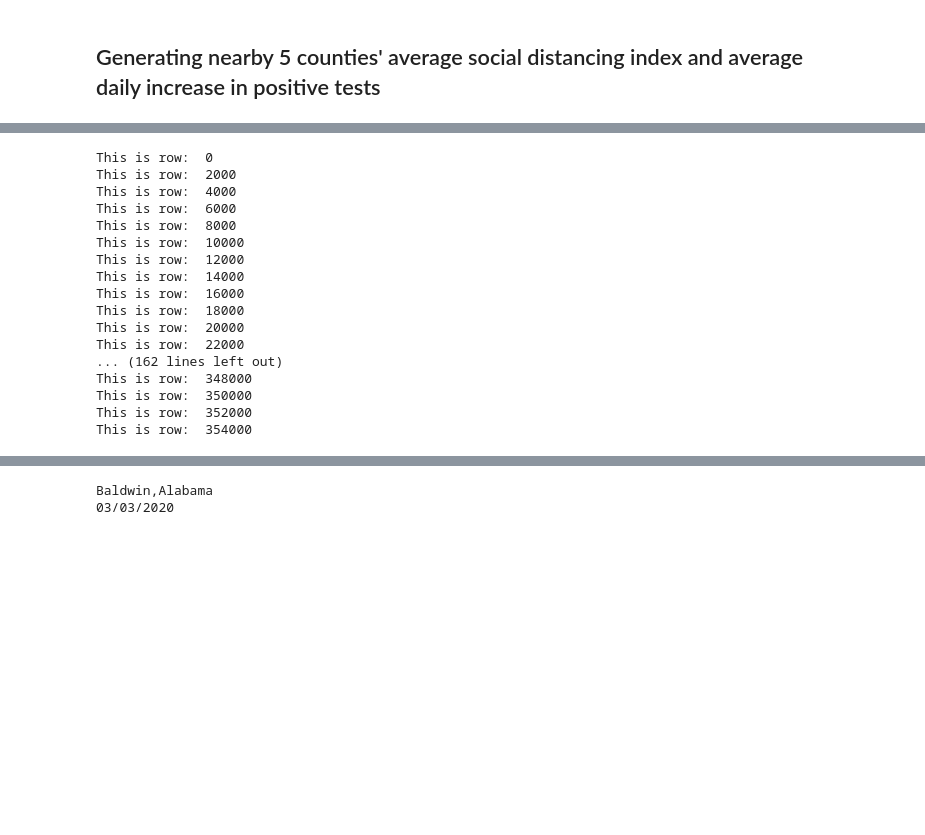
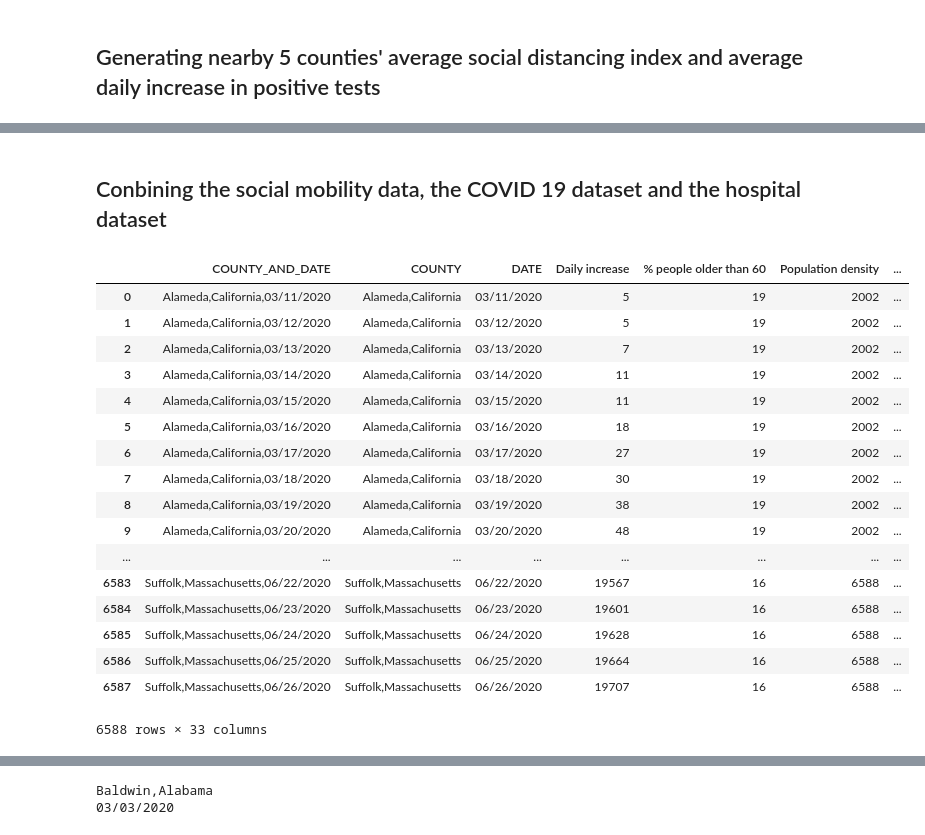
Before and after one commit to Jessieguojunyi/Social_Mobility_And_COVID19, a Jupyter notebook: Social_Mobility_And_COVID19.ipynb, the cells around one changed output, grey strips where cells are left out. Drawn from its saved outputs; the diff is of its cells as text; code cells hidden in the pictures; blank space fills up the shorter version.

```diff
--- a/Social_Mobility_And_COVID19.ipynb
+++ b/Social_Mobility_And_COVID19.ipynb
@@ -762,21 +751,24 @@ AttributeError: 'Series' object has no attribute 'get_index'
-# %%
-nearby_avg_dailyinc = [get_NearbyAverage(df_mobility_COVID19_new, index, 'Daily increase')
-              for index in df_mobility_COVID19_new.index]
-# %% [output]
-This is row:  0
-This is row:  2000
-This is row:  4000
-This is row:  6000
-This is row:  8000
-This is row:  10000
-This is row:  12000
-This is row:  14000
-This is row:  16000
-This is row:  18000
-This is row:  20000
-This is row:  22000
-... (162 lines left out)
-This is row:  348000
-This is row:  350000
-This is row:  352000
-This is row:  354000
+# %% [markdown]
+## Conbining the social mobility data, the COVID 19 dataset and the hospital dataset
+# %%
+df_basic = pd.merge(df_MACA_final, df_hospital_group, on = ['COUNTY'])
+df_basic
+# %% [output]
+|  | COUNTY_AND_DATE | COUNTY | DATE | Daily increase | % people older than 60 | Population density | ... |
+| 0 | Alameda,California,03/11/2020 | Alameda,California | 03/11/2020 | 5 | 19 | 2002 | ... |
+| 1 | Alameda,California,03/12/2020 | Alameda,California | 03/12/2020 | 5 | 19 | 2002 | ... |
+| 2 | Alameda,California,03/13/2020 | Alameda,California | 03/13/2020 | 7 | 19 | 2002 | ... |
+| 3 | Alameda,California,03/14/2020 | Alameda,California | 03/14/2020 | 11 | 19 | 2002 | ... |
+| 4 | Alameda,California,03/15/2020 | Alameda,California | 03/15/2020 | 11 | 19 | 2002 | ... |
+| 5 | Alameda,California,03/16/2020 | Alameda,California | 03/16/2020 | 18 | 19 | 2002 | ... |
+| 6 | Alameda,California,03/17/2020 | Alameda,California | 03/17/2020 | 27 | 19 | 2002 | ... |
+| 7 | Alameda,California,03/18/2020 | Alameda,California | 03/18/2020 | 30 | 19 | 2002 | ... |
+| 8 | Alameda,California,03/19/2020 | Alameda,California | 03/19/2020 | 38 | 19 | 2002 | ... |
+| 9 | Alameda,California,03/20/2020 | Alameda,California | 03/20/2020 | 48 | 19 | 2002 | ... |
+| ... | ... | ... | ... | ... | ... | ... | ... |
+| 6583 | Suffolk,Massachusetts,06/22/2020 | Suffolk,Massachusetts | 06/22/2020 | 19567 | 16 | 6588 | ... |
+| 6584 | Suffolk,Massachusetts,06/23/2020 | Suffolk,Massachusetts | 06/23/2020 | 19601 | 16 | 6588 | ... |
+| 6585 | Suffolk,Massachusetts,06/24/2020 | Suffolk,Massachusetts | 06/24/2020 | 19628 | 16 | 6588 | ... |
+| 6586 | Suffolk,Massachusetts,06/25/2020 | Suffolk,Massachusetts | 06/25/2020 | 19664 | 16 | 6588 | ... |
+| 6587 | Suffolk,Massachusetts,06/26/2020 | Suffolk,Massachusetts | 06/26/2020 | 19707 | 16 | 6588 | ... |
+6588 rows × 33 columns
```
Also changed, not shown: parts of 28 cells of this notebook.
